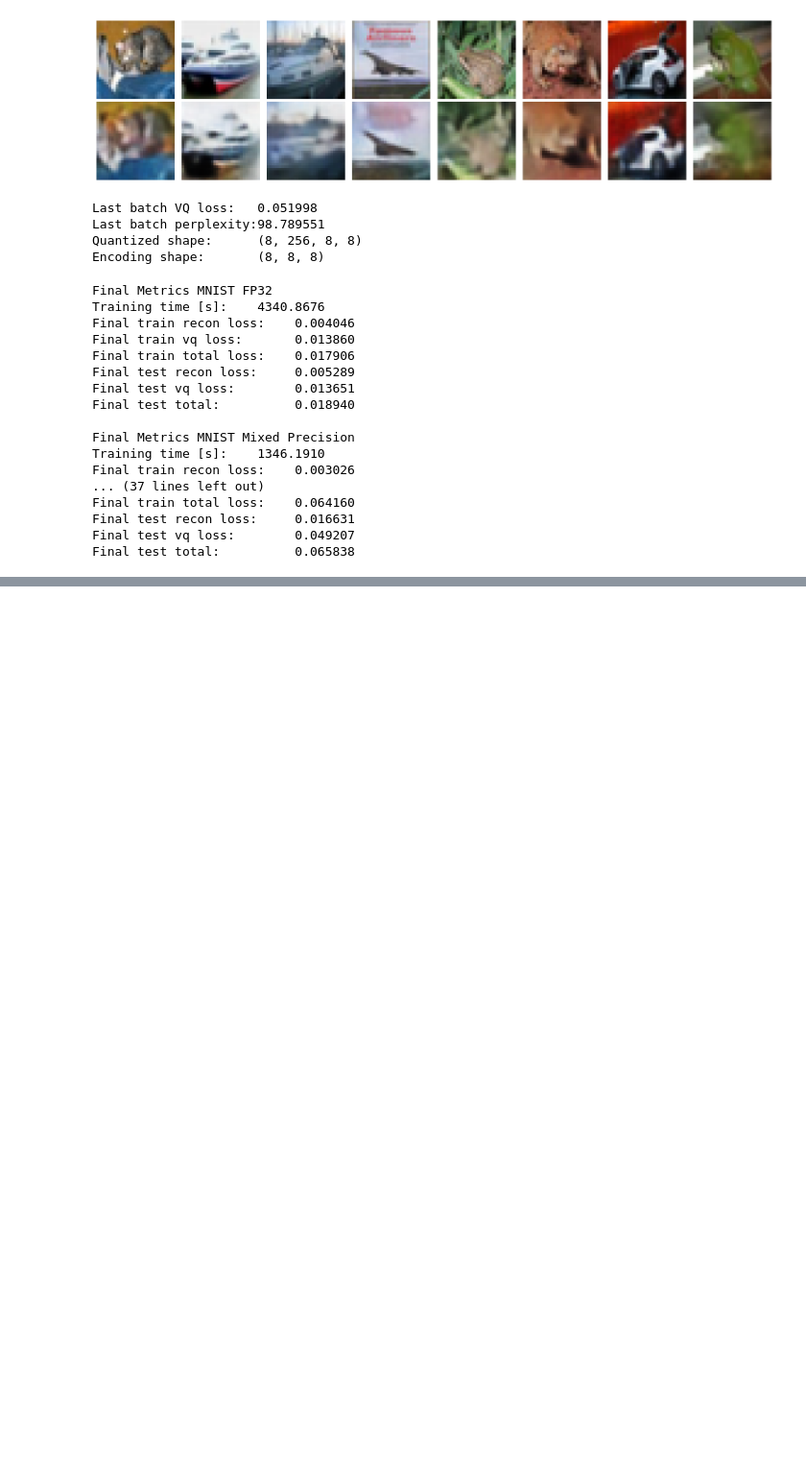
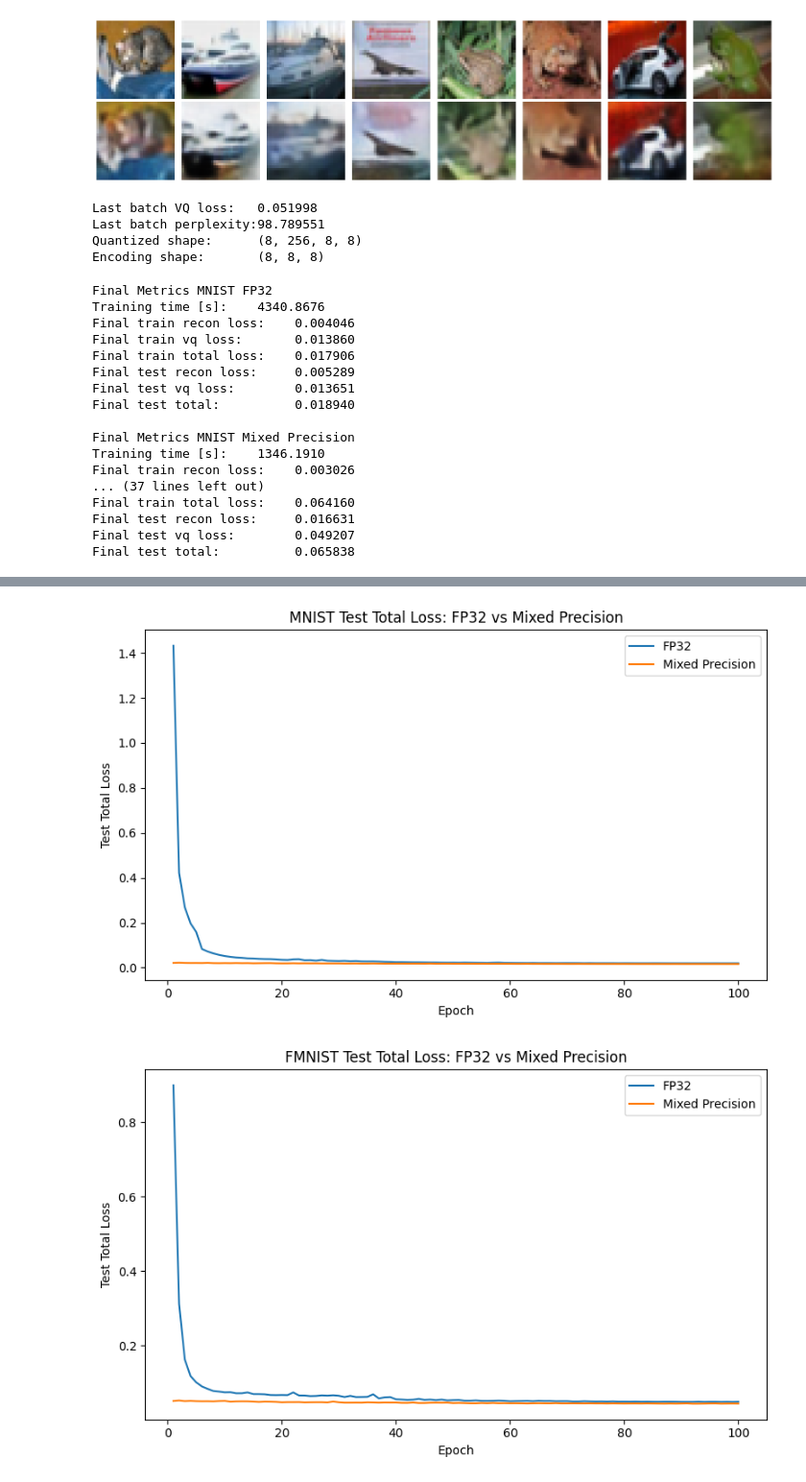
Before and after one commit to ArnarDJ/MLBAssignment2, a Jupyter notebook: Analysis_and_graphs.ipynb, the cells around one changed output, grey strips where cells are left out. Shown at 96% size. Saved outputs shown, nothing was run; the diff lists cells and outputs as text; code cells hidden in the pictures; blank space fills up the shorter version.

```diff
--- a/Analysis_and_graphs.ipynb
+++ b/Analysis_and_graphs.ipynb
@@ -1337,0 +1427,15 @@ x_hat max: 1.5465067625045776
+# %%
+plot_vqvae_test_total_loss_comparison(history_fp32=vqvae_mnist_fp["history"],
+                                      history_amp=vqvae_mnist_mp["history"],
+                                      title="MNIST Test Total Loss: FP32 vs Mixed Precision")
+
+plot_vqvae_test_total_loss_comparison(history_fp32=vqvae_fmnist_fp["history"],
+                                      history_amp=vqvae_fmnist_mp["history"],
+                                      title="FMNIST Test Total Loss: FP32 vs Mixed Precision")
+
+plot_vqvae_test_total_loss_comparison(history_fp32=vqvae_cifar10_fp["history"],
+                                      history_amp=vqvae_cifar10_mp["history"],
+                                      title="CIFAR-10 Test Total Loss: FP32 vs Mixed Precision")
+# %% [output]
+[figure, added]
+[figure, added]
```
Also changed, not shown: parts of 5 cells of this notebook, 37 other files.
